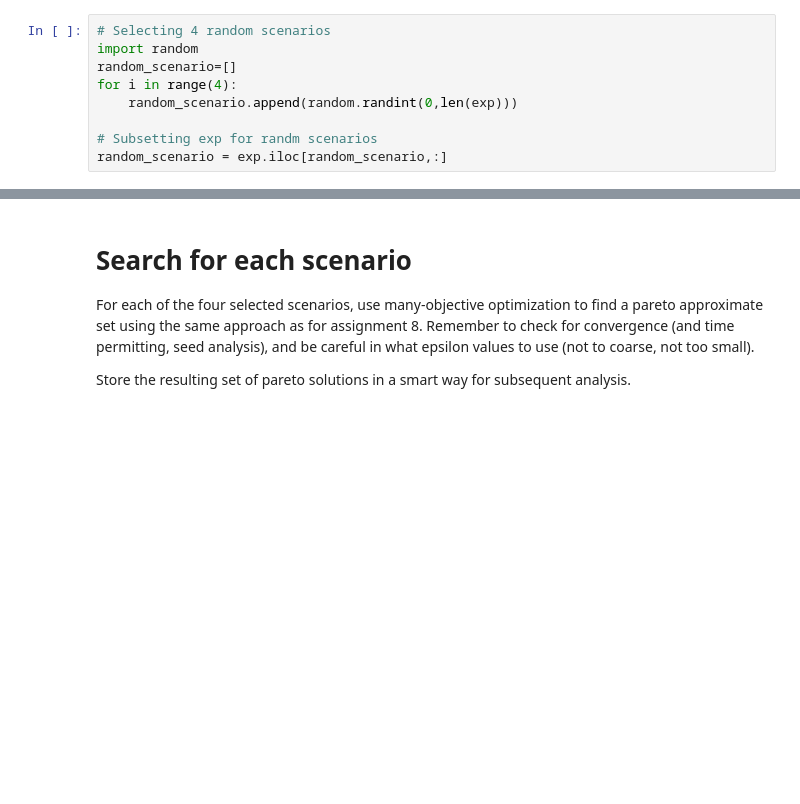
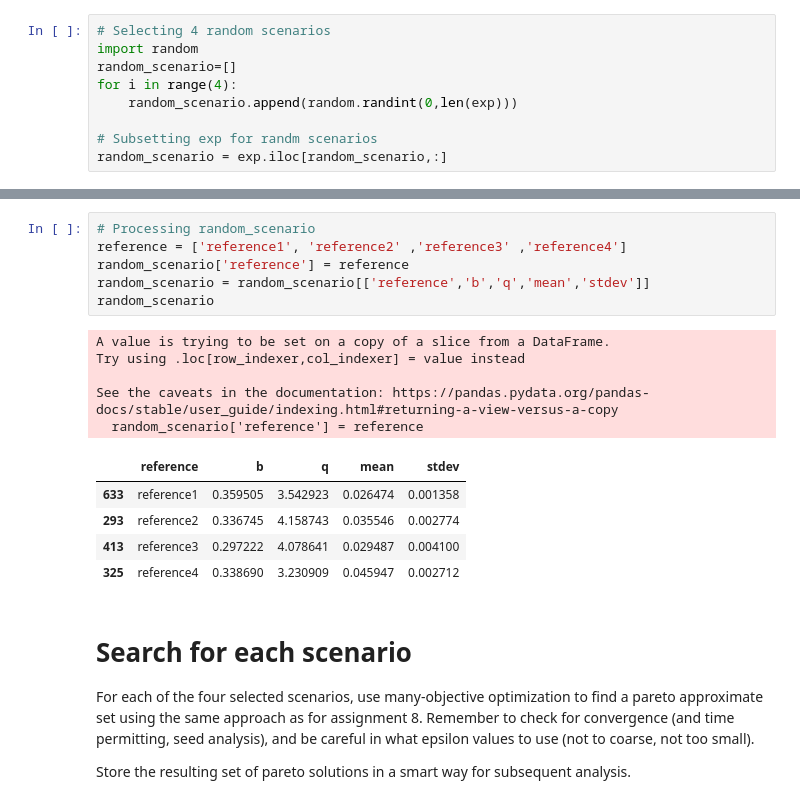
Before and after one commit to SoniAnmol/epa_1361_group_20_final_project, a Jupyter notebook: Week 5-6 - robustness and direct search/assignment 9 - multi-scenario MORDM_anmol.ipynb, the cells around one changed output, grey strips where cells are left out. Saved outputs shown, nothing was run; the diff lists cells and outputs as text; blank space fills up the shorter version.

```diff
--- a/Week 5-6 - robustness and direct search/assignment 9 - multi-scenario MORDM_anmol.ipynb
+++ b/Week 5-6 - robustness and direct search/assignment 9 - multi-scenario MORDM_anmol.ipynb
@@ -186,3 +178,20 @@ random_scenario
+# %%
+# Processing random_scenario
+reference = ['reference1', 'reference2' ,'reference3' ,'reference4']
+random_scenario['reference'] = reference
+random_scenario = random_scenario[['reference','b','q','mean','stdev']]
+random_scenario
+# %% [output]
+A value is trying to be set on a copy of a slice from a DataFrame.
+Try using .loc[row_indexer,col_indexer] = value instead
+
+See the caveats in the documentation: https://pandas.pydata.org/pandas-docs/stable/user_guide/indexing.html#returning-a-view-versus-a-copy
+  random_scenario['reference'] = reference
+|  | reference | b | q | mean | stdev |
+| 633 | reference1 | 0.359505 | 3.542923 | 0.026474 | 0.001358 |
+| 293 | reference2 | 0.336745 | 4.158743 | 0.035546 | 0.002774 |
+| 413 | reference3 | 0.297222 | 4.078641 | 0.029487 | 0.004100 |
+| 325 | reference4 | 0.338690 | 3.230909 | 0.045947 | 0.002712 |
 # %% [markdown]
 # Search for each scenario
 For each of the four selected scenarios, use many-objective optimization to find a pareto approximate set using the same approach as for assignment 8. Remember to check for convergence (and time permitting, seed analysis), and be careful in what epsilon values to use (not to coarse, not too small).
```
Also changed, not shown: parts of 14 cells of this notebook.
